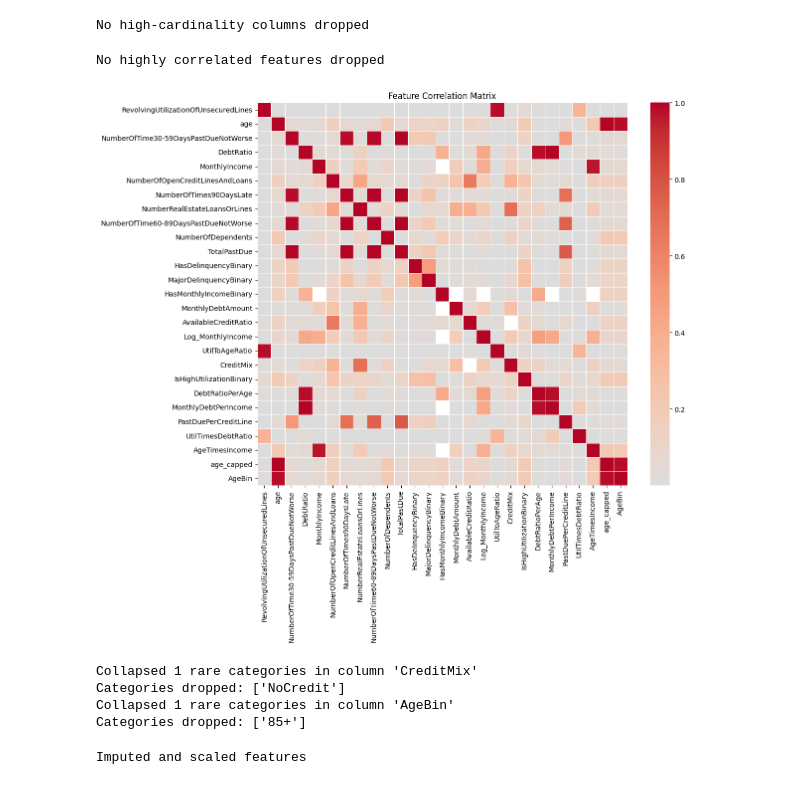
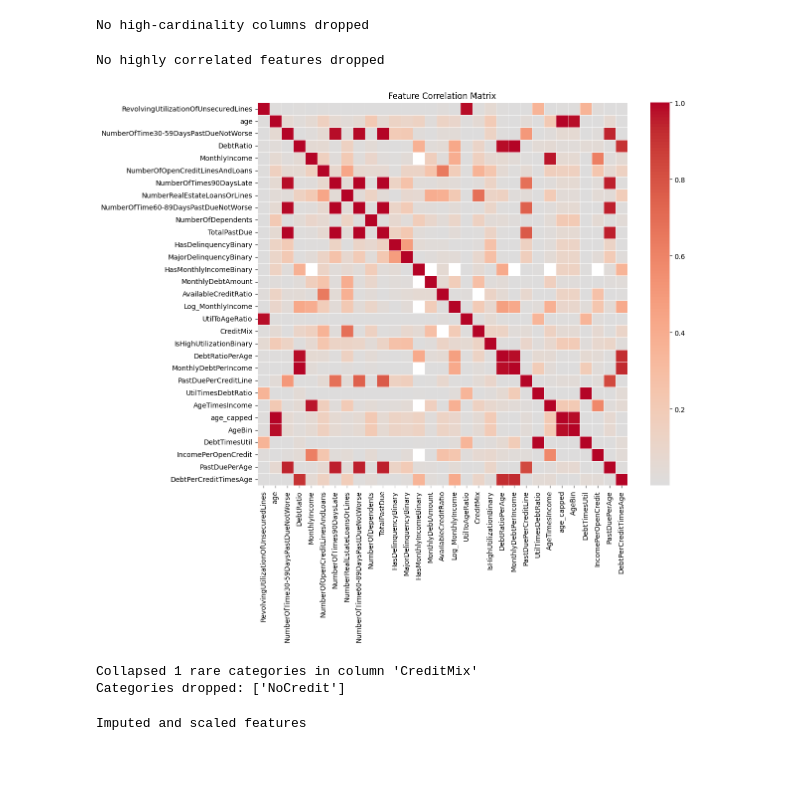
Before and after one commit to sunnysunny77/loan, a Jupyter notebook: cr.ipynb, the cells around one changed output. Drawn from its saved outputs; the diff is of its cells as text; code cells hidden in the pictures.

```diff
--- a/cr.ipynb
+++ b/cr.ipynb
@@ -119,10 +119,16 @@ def engineer_features(df):
     df_engi['AgeBin'] = pd.cut(
         df_engi['age_capped'],
         bins=[0, 25, 35, 45, 55, 65, 75, 85, 100],
-        labels=['<25', '25-35', '35-45', '45-55', '55-65', '65-75', '75-85', '85+'],
+        labels=['Age_0_25', 'Age_25_35', 'Age_35_45', 'Age_45_55', 'Age_55_65', 'Age_65_75', 'Age_75_85', 'Age_85_100'],
         include_lowest=True
     )
-    print("Engineered features with age bins")
+
+    df_engi['DebtTimesUtil'] = df_engi['DebtRatio'] * df_engi['RevolvingUtilizationOfUnsecuredLines']
+    df_engi['IncomePerOpenCredit'] = df_engi['MonthlyIncome'] / df_engi['NumberOfOpenCreditLinesAndLoans'].replace(0, np.nan)
+    df_engi['PastDuePerAge'] = df_engi['TotalPastDue'] / df_engi['age'].replace(0, np.nan)
+    df_engi['DebtPerCreditTimesAge'] = df_engi['DebtRatioPerAge'] * df_engi['NumberOfOpenCreditLinesAndLoans']
+
+    print("Engineered features")
     return df_engi
 
 def drop_high_missing_cols(df, threshold=0.3):
@@ -190,7 +196,6 @@ def collapse_rare_categories(df, threshold=0.005):
         print("No rare categories collapsed")
         rare_maps = None
     return df_copy, rare_maps
-
 
 def impute_and_scale(df, threshold=1.0):
 
@@ -445,6 +450,6 @@ Engineered features with age bins
 # %%
 # Drop columns with missing
-df_drop, hm_cols_to_drop = drop_high_missing_cols(df_engi, threshold=0.5)
+df_drop, hm_cols_to_drop = drop_high_missing_cols(df_engi, threshold=1)
 # %% [output]
 No columns dropped for missing threshold
 # %%
@@ -454,18 +459,16 @@ df_high, hc_cols_to_drop = drop_high_card_cols(df_drop, threshold=50)
 No high-cardinality columns dropped
 # %%
 # Drop correlated features here
-df_corr, corr_cols_to_drop = drop_correlated(df_high, threshold=1)
+df_corr, corr_cols_to_drop = drop_correlated(df_high, threshold=9999)
 # %% [output]
 No highly correlated features dropped
-[figure, old version]
+[figure, new version]
 # %%
 # Collapse rare categories on training data
-df_collapsed, rare_maps = collapse_rare_categories(df_corr, threshold=0.02)
+df_collapsed, rare_maps = collapse_rare_categories(df_corr, threshold=0.0125)
 # %% [output]
 Collapsed 1 rare categories in column 'CreditMix'
 Categories dropped: ['NoCredit']
-Collapsed 1 rare categories in column 'AgeBin'
-Categories dropped: ['85+']
 # %%
 # Impute and scale
 df_processed, num_imputer, cat_imputer, robust_scaler, std_scaler  = impute_and_scale(df_collapsed , threshold=1.0)
```
Also changed, not shown: parts of 12 cells of this notebook, 2 other files.
